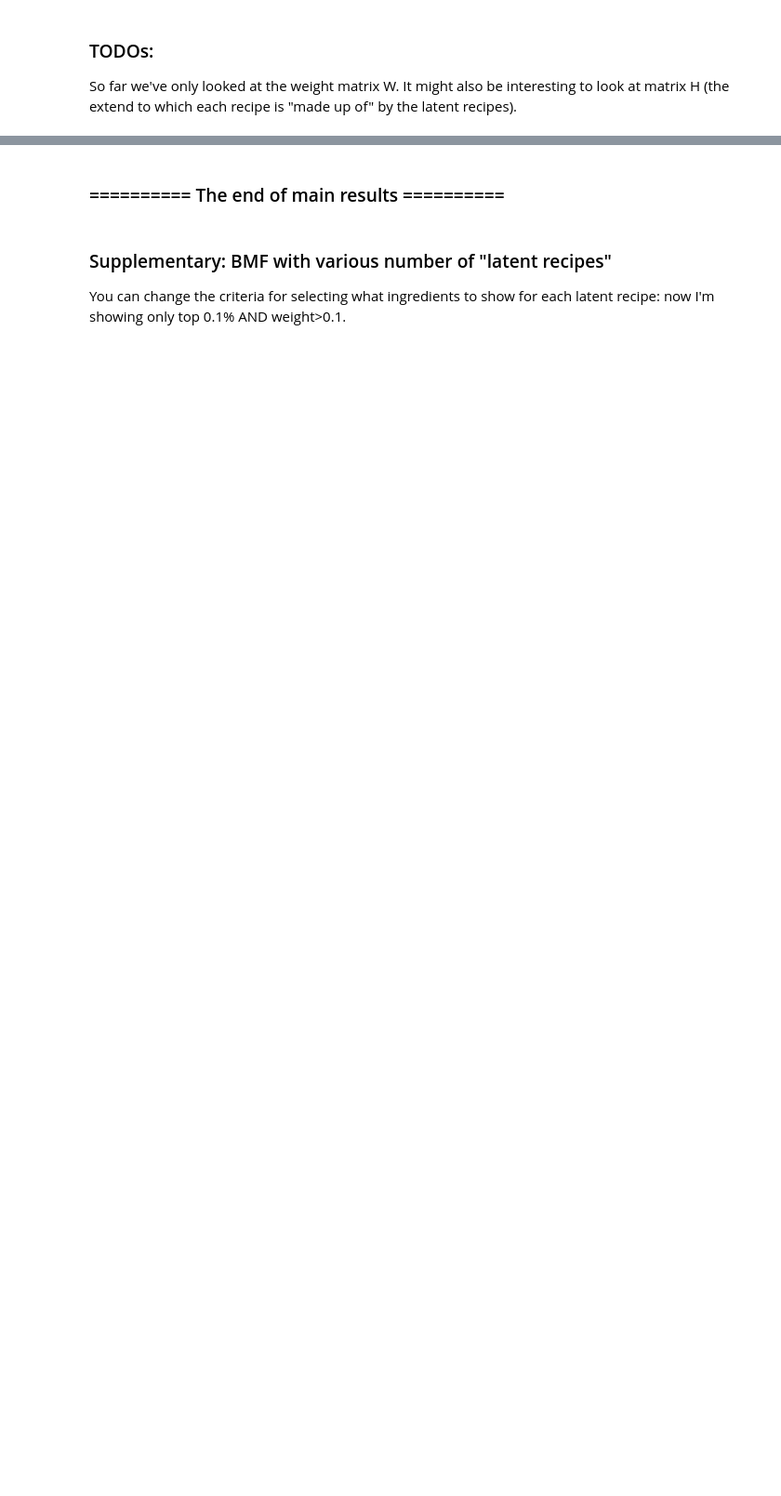
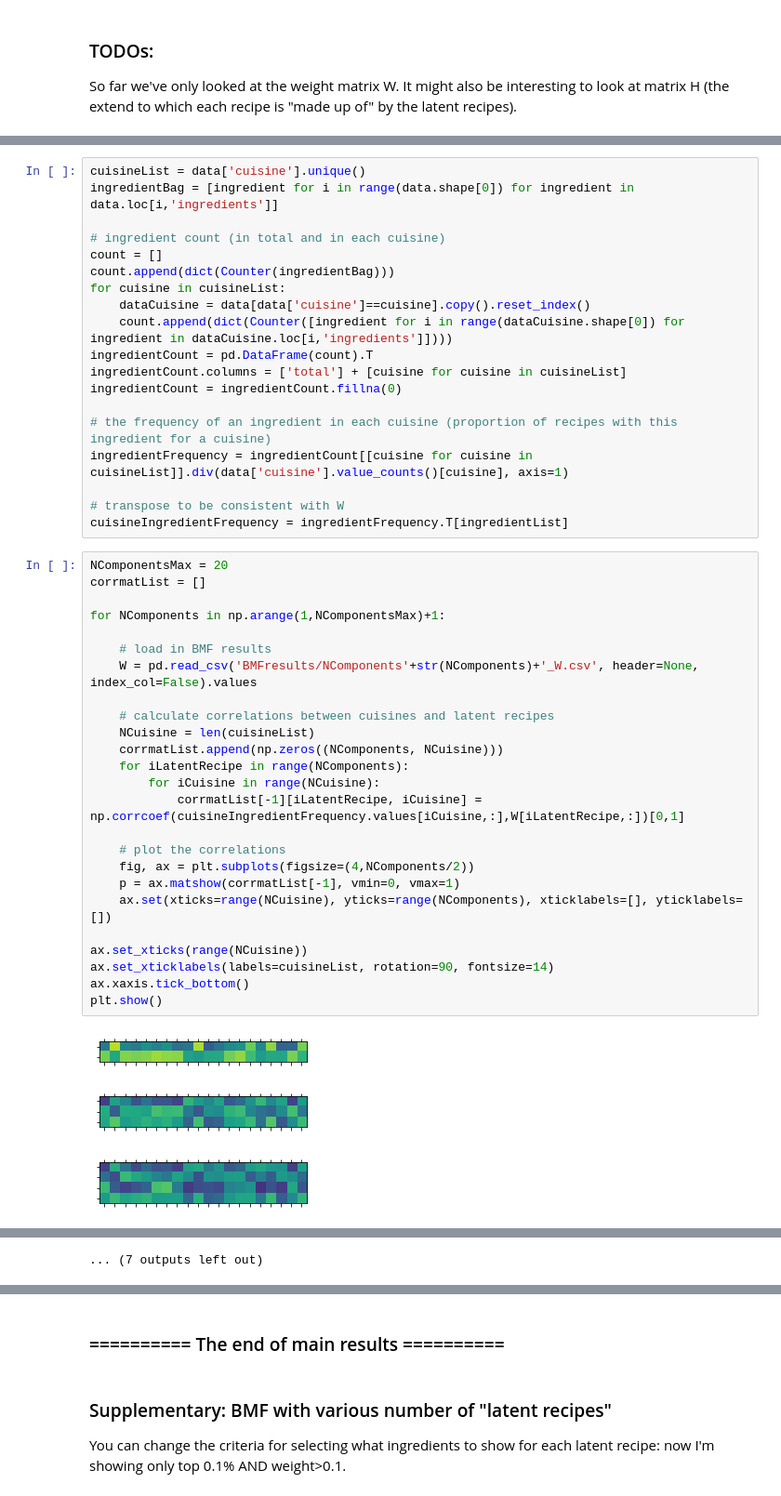
Before and after one commit to neurocaience/cos424_finalproj_kagglewhatscooking, a Jupyter notebook: BinaryMatrixFactorization.ipynb, the cells around one changed output, grey strips where cells are left out. Shown at 93% size. Drawn from its saved outputs; the diff is of its cells as text; blank space fills up the shorter version.

```diff
--- a/BinaryMatrixFactorization.ipynb
+++ b/BinaryMatrixFactorization.ipynb
@@ -198,0 +202,48 @@ So far we've only looked at the weight matrix W. It might also be interesting to
+# %%
+cuisineList = data['cuisine'].unique()
+ingredientBag = [ingredient for i in range(data.shape[0]) for ingredient in data.loc[i,'ingredients']]
+
+# ingredient count (in total and in each cuisine)
+count = []
+count.append(dict(Counter(ingredientBag)))
+for cuisine in cuisineList:
+    dataCuisine = data[data['cuisine']==cuisine].copy().reset_index()
+    count.append(dict(Counter([ingredient for i in range(dataCuisine.shape[0]) for ingredient in dataCuisine.loc[i,'ingredients']])))
+ingredientCount = pd.DataFrame(count).T
+ingredientCount.columns = ['total'] + [cuisine for cuisine in cuisineList]
+ingredientCount = ingredientCount.fillna(0)
+
+# the frequency of an ingredient in each cuisine (proportion of recipes with this ingredient for a cuisine)
+ingredientFrequency = ingredientCount[[cuisine for cuisine in cuisineList]].div(data['cuisine'].value_counts()[cuisine], axis=1)
+
+# transpose to be consistent with W
+cuisineIngredientFrequency = ingredientFrequency.T[ingredientList]
+# %%
+NComponentsMax = 20
+corrmatList = []
+
+for NComponents in np.arange(1,NComponentsMax)+1:
+
+    # load in BMF results
+    W = pd.read_csv('BMFresults/NComponents'+str(NComponents)+'_W.csv', header=None, index_col=False).values
+
+    # calculate correlations between cuisines and latent recipes
+    NCuisine = len(cuisineList)
+    corrmatList.append(np.zeros((NComponents, NCuisine)))
+    for iLatentRecipe in range(NComponents):
+        for iCuisine in range(NCuisine):
+            corrmatList[-1][iLatentRecipe, iCuisine] = np.corrcoef(cuisineIngredientFrequency.values[iCuisine,:],W[iLatentRecipe,:])[0,1]
+
+    # plot the correlations
+    fig, ax = plt.subplots(figsize=(4,NComponents/2))
+    p = ax.matshow(corrmatList[-1], vmin=0, vmax=1)
+    ax.set(xticks=range(NCuisine), yticks=range(NComponents), xticklabels=[], yticklabels=[])
+
+ax.set_xticks(range(NCuisine))
+ax.set_xticklabels(labels=cuisineList, rotation=90, fontsize=14)
+ax.xaxis.tick_bottom()
+plt.show()
+# %% [output]
+[figure, added]
+[figure, added]
+[figure, added]
@@ -198,0 +259 @@ So far we've only looked at the weight matrix W. It might also be interesting to
+... (7 outputs left out)
```
Also changed, not shown: parts of 20 cells of this notebook, 1 other file.
